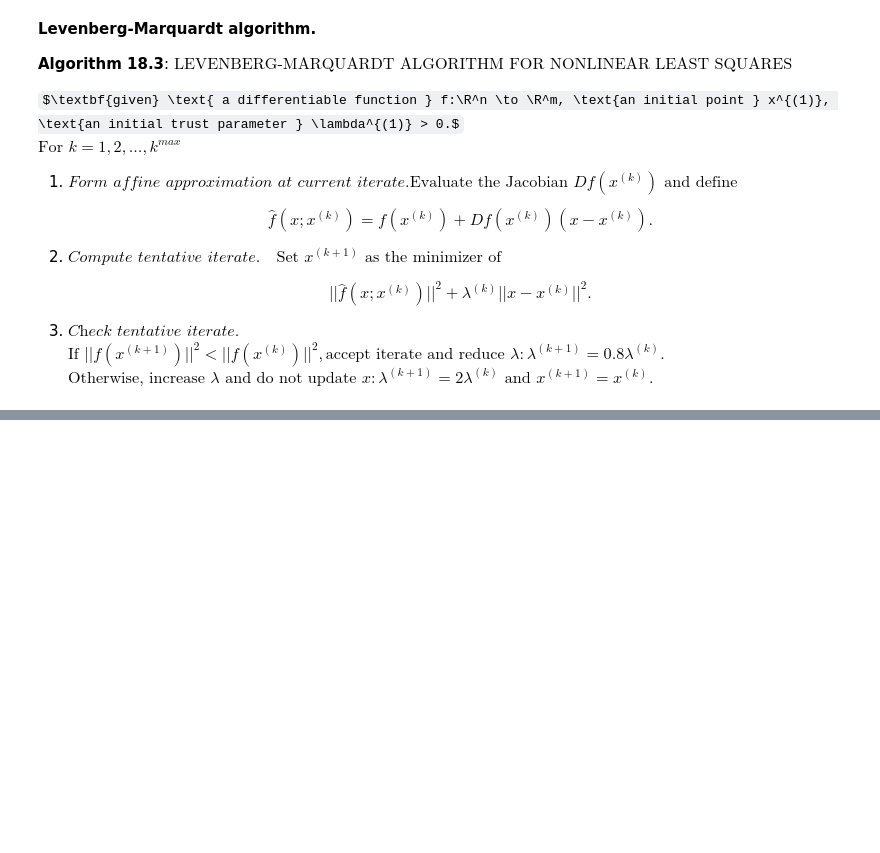
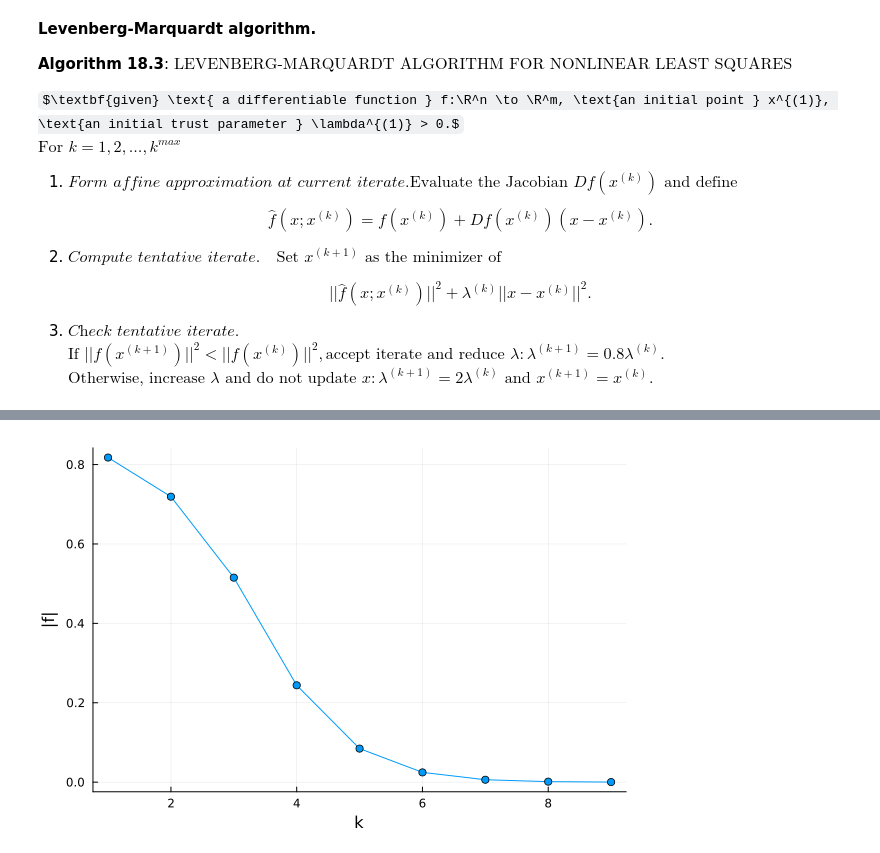
Before and after one commit to Minh-An/engr108, a Jupyter notebook: nonlinear_ls.ipynb, the cells around one changed output, grey strips where cells are left out. Cells and saved outputs as stored; diff of their text form; code cells hidden in the pictures; some formulas as TeX source; blank space fills up the shorter version.

Commit message:
18.3 Levenberg-Marquadt examples

```diff
--- a/nonlinear_ls.ipynb
+++ b/nonlinear_ls.ipynb
@@ -338,3 +344,38 @@ $\text{For } k = 1,2,\dots,k^{max}$
 3. $\textit{Check tentative iterate.}$\
 $\text{If } ||f(x^{(k+1)})||^2 < ||f(x^{(k)})||^2, \text{accept iterate and reduce } \lambda: \lambda^{(k+1)} = 0.8\lambda^{(k)}. $\
 $\text{Otherwise, increase } \lambda \text{ and do not update } x: \lambda^{(k+1)} = 2\lambda^{(k)} \text{ and } x^{(k+1)} = x^{(k)}. $
+# %%
+using VMLS
+
+function levenberg_marquardt(f, Df, x1, lambda1; kmax=100, tol=1e-6)
+    n = length(x1)
+    x = x1
+    lambda = lambda1
+    objectives = zeros(0,1)
+    residuals = zeros(0,1)
+    for k=1:kmax
+        Df_x = Df(x)
+        f_x = f(x)
+        obj = norm(f_x)^2
+        objectives = [objectives; obj]
+        if obj < tol
+            break
+        end;
+        res = norm(2*Df_x'*f_x)
+        residuals = [residuals; res]
+        if res < tol
+            break
+        end;
+        Atilde = [Df_x ; sqrt(lambda) * eye(n)]
+        #btilde = [Df_x*x - f_x ; sqrt(lambda) * x]
+        btilde = [f_x; zeros(n)]
+        x_new = x - Atilde \ btilde
+        if norm(f(x_new))^2 < norm(f_x)^2
+            x = x_new
+            lambda *= .8
+        else
+            lambda *= 2
+        end
+    end
+    return x, Dict([("objectives", objectives), ("residuals", residuals)])
+end;
@@ -340,0 +406,3 @@ $\text{Otherwise, increase } \lambda \text{ and do not update } x: \lambda^{(k+1
+# %%
+x, iterdata = levenberg_marquardt(sigmoid, sigprime, [1.15], 1.0)
+x
@@ -340,0 +425,4 @@ $\text{Otherwise, increase } \lambda \text{ and do not update } x: \lambda^{(k+1
+# %%
+plot(sqrt.(iterdata["objectives"]), shape=:circle, legend=false, xlabel="k", ylabel="|f|")
+# %% [output]
+[figure, added]
```
Also changed, not shown: parts of 15 cells of this notebook.
